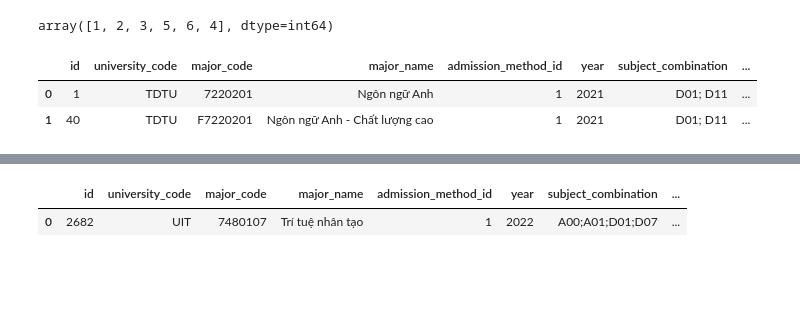
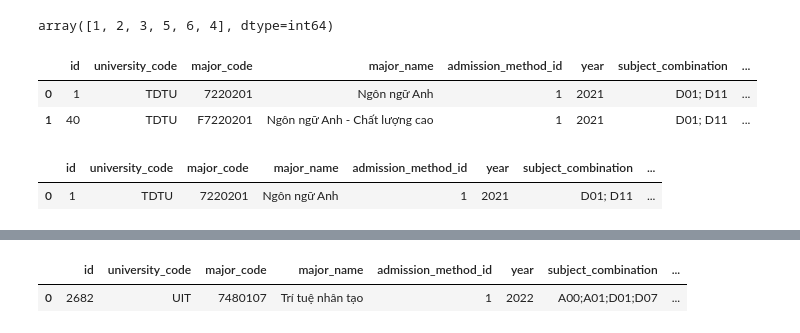
Before and after one commit to HoangVuSnape/UNI_HCM_AI, a Jupyter notebook: notebooks/DataSQL/createSQL.ipynb, the cells around one changed output, grey strips where cells are left out. Cells and saved outputs as stored; diff of their text form; code cells hidden in the pictures; blank space fills up the shorter version.

```diff
--- a/notebooks/DataSQL/createSQL.ipynb
+++ b/notebooks/DataSQL/createSQL.ipynb
@@ -403,6 +403,18 @@ df
 |  | id | university_code | major_code | major_name | admission_method_id | year | subject_combination | ... |
 | 0 | 1 | TDTU | 7220201 | Ngôn ngữ Anh | 1 | 2021 | D01; D11 | ... |
 | 1 | 40 | TDTU | F7220201 | Ngôn ngữ Anh - Chất lượng cao | 1 | 2021 | D01; D11 | ... |
+# %%
+query = f"SELECT * FROM admission_scores WHERE admission_method_id = 1 and year = 2021 and major_name = 'Ngôn ngữ Anh' and university_code = 'TDTU';"
+
+# Connect to the database and execute the query
+with sqlite3.connect("university_admissions.db") as conn:
+    df = pd.read_sql_query(query, conn)
+
+# Display the filtered result
+df
+# %% [output]
+|  | id | university_code | major_code | major_name | admission_method_id | year | subject_combination | ... |
+| 0 | 1 | TDTU | 7220201 | Ngôn ngữ Anh | 1 | 2021 | D01; D11 | ... |
 # %%
 query = f"SELECT * FROM admission_scores WHERE admission_method_id = 4 and year = 2022 and university_code = 'UEH';"
 
```
Also changed, not shown: parts of 2 cells of this notebook, 1 other file.
